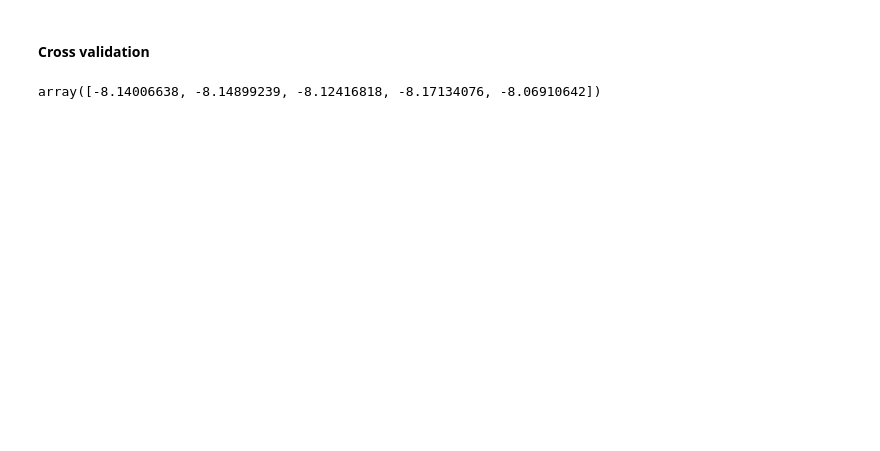
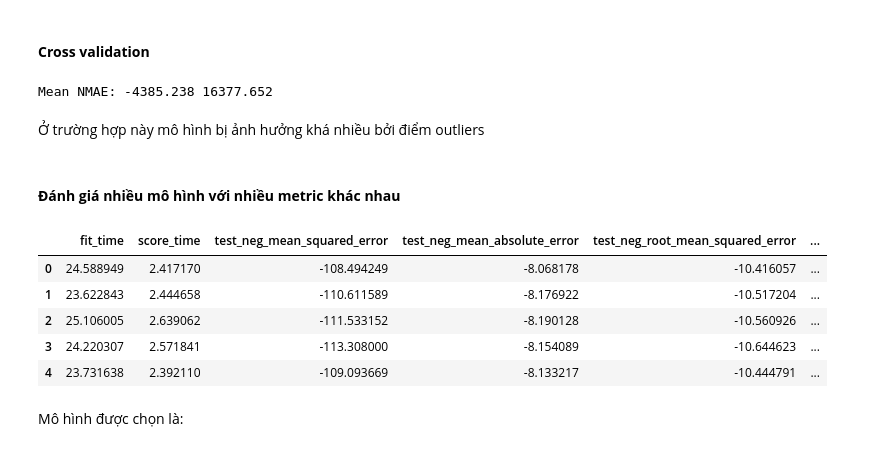
Before and after one commit to Miruku2201/NMKHDL_Final_Project, a Jupyter notebook: models.ipynb, the cells around one changed output. Cells and saved outputs as stored; diff of their text form; code cells hidden in the pictures; blank space fills up the shorter version.

```diff
--- a/models.ipynb
+++ b/models.ipynb
@@ -379,14 +374,47 @@ MAE: 8.05
 #### **Cross validation**
 # %%
 # Xác định KFold
-# cv = RepeatedStratifiedKFold(n_splits=5, n_repeats=3, random_state=1)
+cv = RepeatedStratifiedKFold(n_splits=10, n_repeats=3, random_state=1)
 models = [LinearRegression(), MLPRegressor(), RandomForestRegressor()]
 
 completed_pl = Pipeline(
     steps=[("preprocessor", preprocessor), ('regression', LinearRegression())])
 
 scores = cross_val_score(completed_pl, x_train, y_train, scoring='neg_mean_absolute_error', cv=cv, error_score='raise')
-# %%
-scores
-# %% [output]
-array([-8.14006638, -8.14899239, -8.12416818, -8.17134076, -8.06910642])
+# %%
+print('Mean NMAE: {:.03f} {:.03f}'.format(np.mean(scores, dtype=np.float64), np.std(scores)))
+# %% [output]
+Mean NMAE: -4385.238 16377.652
+# %% [markdown]
+Ở trường hợp này mô hình bị ảnh hưởng khá nhiều bởi điểm outliers
+# %% [markdown]
+#### **Đánh giá nhiều mô hình với nhiều metric khác nhau**
+# %%
+models = [LinearRegression(), RandomForestRegressor(), GradientBoostingRegressor(), TransformedTargetRegressor()]
+
+cv = RepeatedStratifiedKFold(n_splits=10, n_repeats=3, random_state=1)
+
+all_scores = []
+metric = ['neg_mean_squared_error', 'neg_mean_absolute_error', 'neg_root_mean_squared_error', 'neg_mean_absolute_percentage_error']
+# Đánh giá toàn bộ các mô hình trên tập K-Fold đã chia
+for model in models:
+  completed_pl = Pipeline(
+    steps=[("preprocessor", preprocessor), ('regression', model)]
+  )
+
+  scores = cross_validate(completed_pl, x_train, y_train, scoring=metric, cv=cv)
+  all_scores.append({str(model), scores})
+# %%
+scores_df = pd.DataFrame(scores)
+# os.mkdir('./evaluating')
+scores_df.to_csv('./evaluating/scores_2.csv', index_label=False)
+scores_df.head()
+# %% [output]
+|  | fit_time | score_time | test_neg_mean_squared_error | test_neg_mean_absolute_error | test_neg_root_mean_squared_error | ... |
+| 0 | 24.588949 | 2.417170 | -108.494249 | -8.068178 | -10.416057 | ... |
+| 1 | 23.622843 | 2.444658 | -110.611589 | -8.176922 | -10.517204 | ... |
+| 2 | 25.106005 | 2.639062 | -111.533152 | -8.190128 | -10.560926 | ... |
+| 3 | 24.220307 | 2.571841 | -113.308000 | -8.154089 | -10.644623 | ... |
+| 4 | 23.731638 | 2.392110 | -109.093669 | -8.133217 | -10.444791 | ... |
+# %% [markdown]
+Mô hình được chọn là:
```
Also changed, not shown: parts of 8 cells of this notebook.
